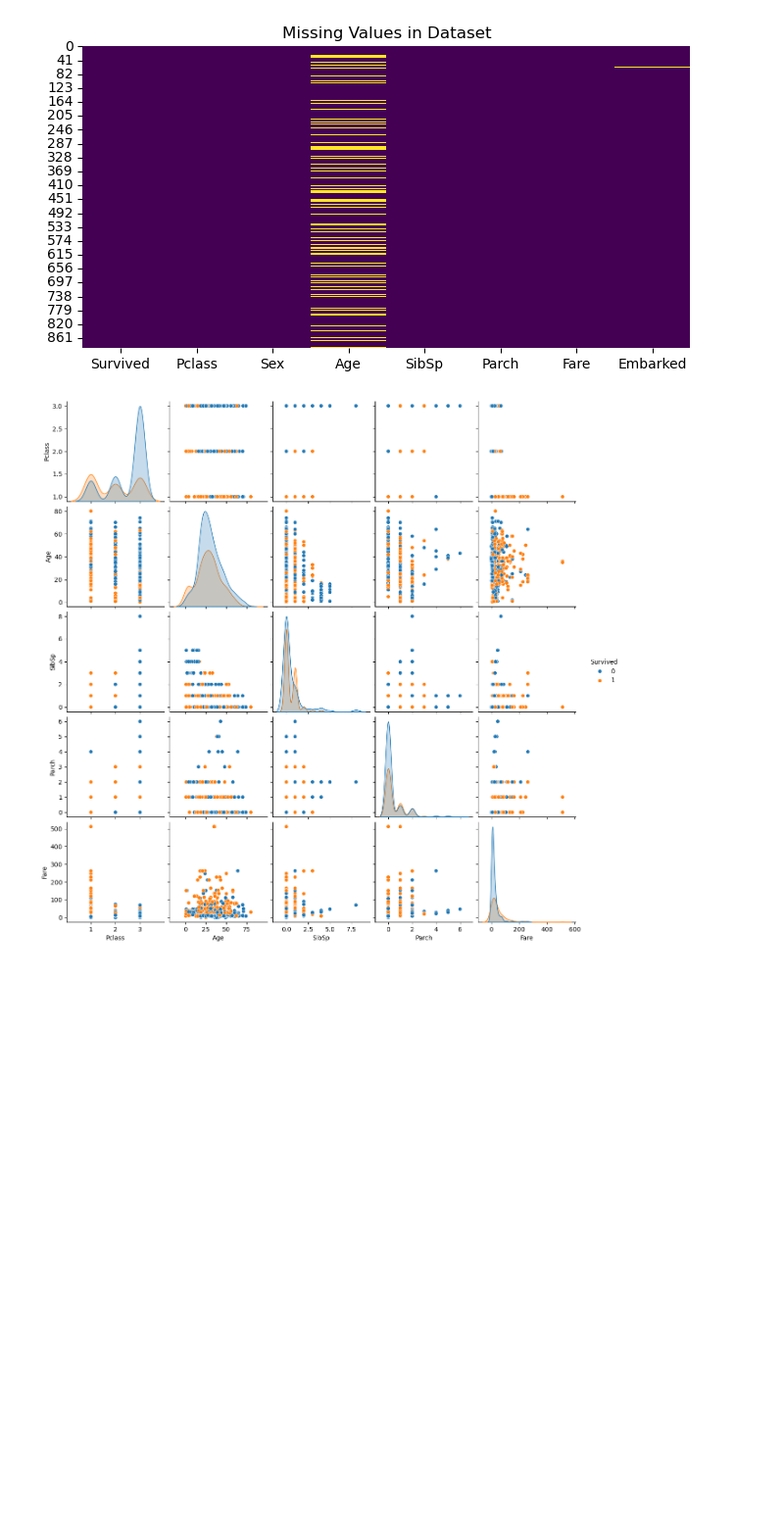
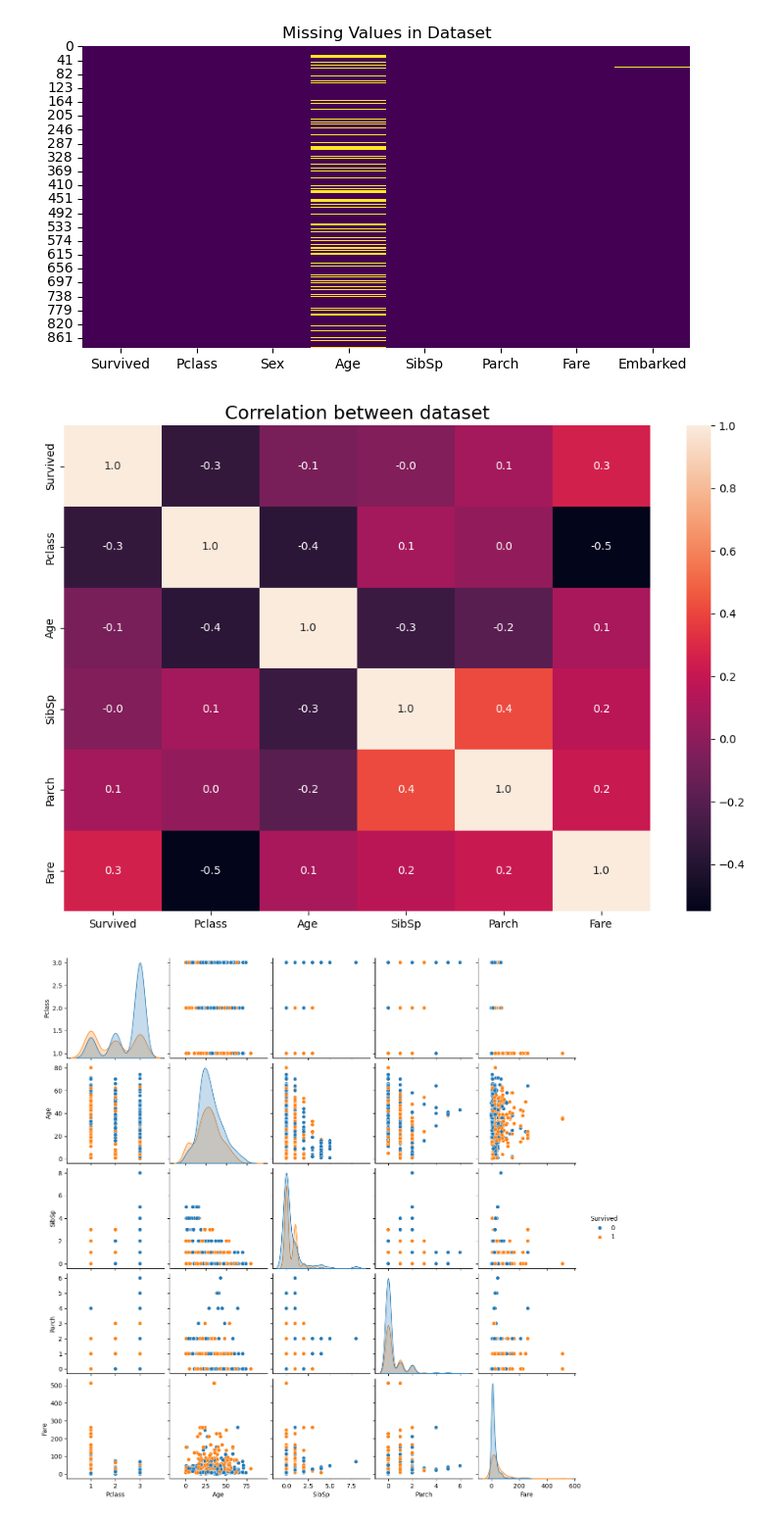
Before and after one commit to joan-xavier/ML_projects_2024, a Jupyter notebook: P2_Titanic_Survival_ML_Analysisz/P2_Titanic_Survival_ML_Analysiss.ipynb, the cells around one changed output. Shown at 98% size. Saved outputs shown, nothing was run; the diff lists cells and outputs as text; code cells hidden in the pictures; blank space fills up the shorter version.

```diff
--- a/P2_Titanic_Survival_ML_Analysisz/P2_Titanic_Survival_ML_Analysiss.ipynb
+++ b/P2_Titanic_Survival_ML_Analysisz/P2_Titanic_Survival_ML_Analysiss.ipynb
@@ -35,6 +35,15 @@ plt.title("Missing Values in Dataset")
 plt.show()
 # %% [output]
 [figure]
+# %%
+# Correlation heatmap
+plt.figure(figsize=(12,8))
+c=df.corr(numeric_only=True)
+sns.heatmap(c,annot=True,fmt=".1f")
+plt.title("Correlation between dataset",fontsize=17,c="k")
+plt.show()
+# %% [output]
+[figure, added]
 # %%
 
 ## 3B. PAIRPLOT (GENERAL RELATIONSHIPS)
```
Also changed, not shown: parts of 4 cells of this notebook, 8 other files.
